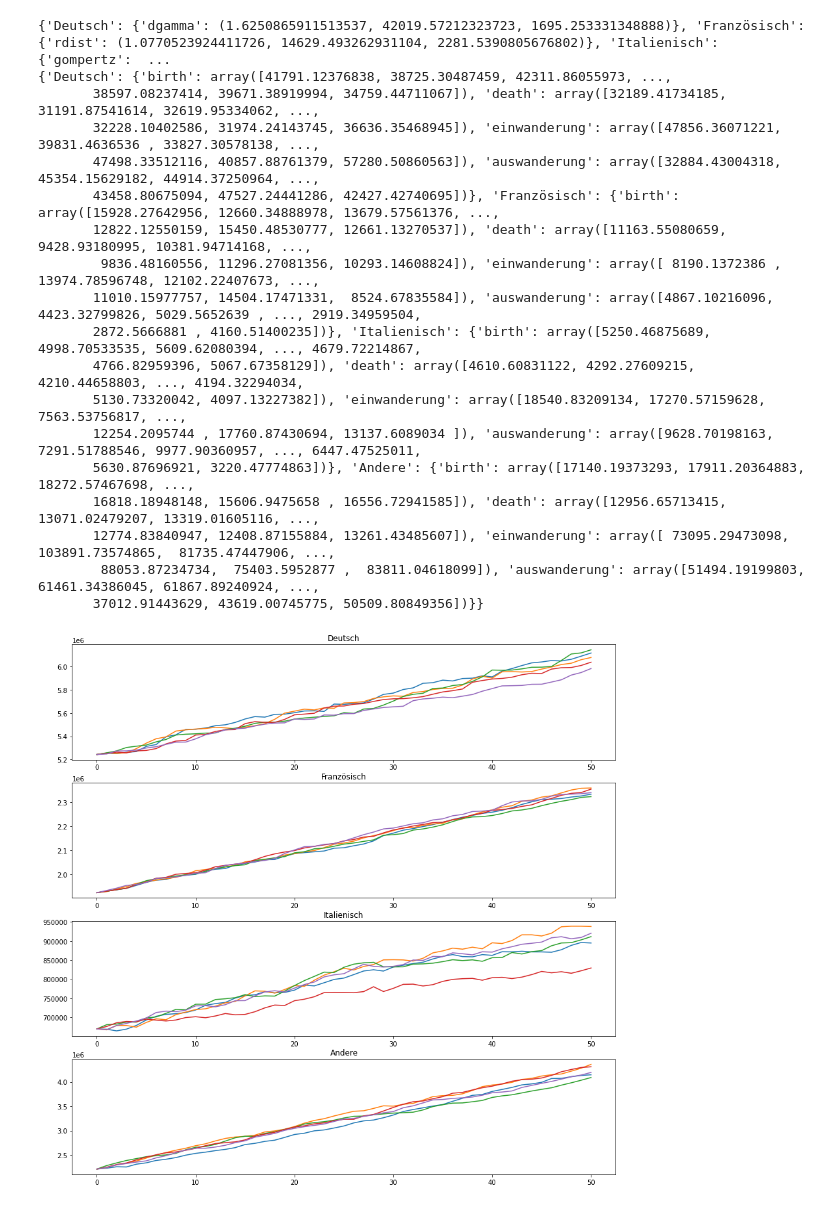
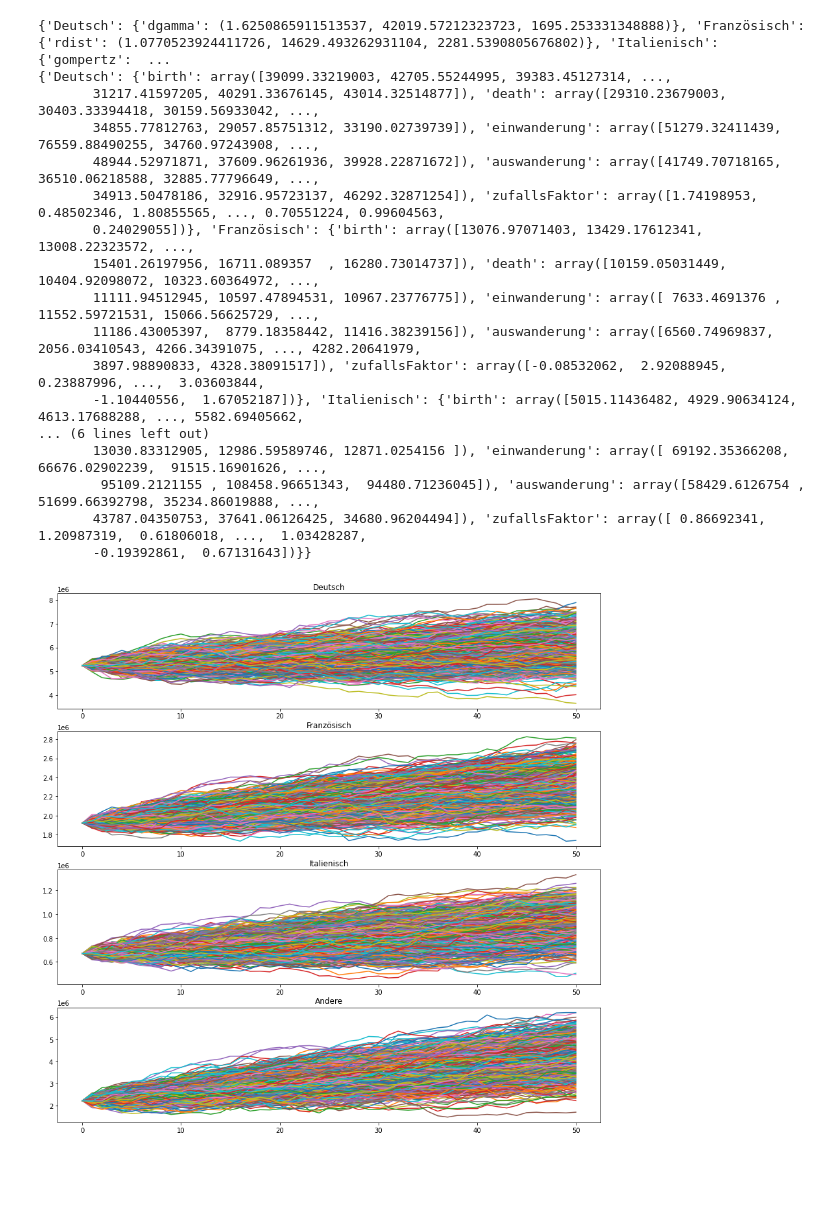
Before and after one commit to nicolarohner1337/omc-WER, a Jupyter notebook: Code/simulation.ipynb, the cells around one changed output. Saved outputs shown, nothing was run; the diff lists cells and outputs as text; code cells hidden in the pictures; blank space fills up the shorter version.

```diff
--- a/Code/simulation.ipynb
+++ b/Code/simulation.ipynb
@@ -39,6 +39,7 @@ for sprache in list(geburtenRate.keys()):
     lang_dict["death"] = generateDistribution(todesRaten[sprache])
     lang_dict["einwanderung"] = generateDistribution(einwanderung[sprache])
     lang_dict["auswanderung"] = generateDistribution(auswanderung[sprache])
+    lang_dict["zufallsFaktor"] = generateDistribution({"norm":{"loc": 1, "alpha":1}})
 
 
     distirbutionDict[sprache] = lang_dict
@@ -46,23 +47,22 @@ for sprache in list(geburtenRate.keys()):
 print(distirbutionDict)
 # %% [output]
 {'Deutsch': {'dgamma': (1.6250865911513537, 42019.57212323723, 1695.253331348888)}, 'Französisch': {'rdist': (1.0770523924411726, 14629.493262931104, 2281.5390805676802)}, 'Italienisch': {'gompertz':  ...
-{'Deutsch': {'birth': array([41791.12376838, 38725.30487459, 42311.86055973, ...,
-       38597.08237414, 39671.38919994, 34759.44711067]), 'death': array([32189.41734185, 31191.87541614, 32619.95334062, ...,
-       32228.10402586, 31974.24143745, 36636.35468945]), 'einwanderung': array([47856.36071221, 39831.4636536 , 33827.30578138, ...,
-       47498.33512116, 40857.88761379, 57280.50860563]), 'auswanderung': array([32884.43004318, 45354.15629182, 44914.37250964, ...,
-       43458.80675094, 47527.24441286, 42427.42740695])}, 'Französisch': {'birth': array([15928.27642956, 12660.34888978, 13679.57561376, ...,
-       12822.12550159, 15450.48530777, 12661.13270537]), 'death': array([11163.55080659,  9428.93180995, 10381.94714168, ...,
-        9836.48160556, 11296.27081356, 10293.14608824]), 'einwanderung': array([ 8190.1372386 , 13974.78596748, 12102.22407673, ...,
-       11010.15977757, 14504.17471331,  8524.67835584]), 'auswanderung': array([4867.10216096, 4423.32799826, 5029.5652639 , ..., 2919.34959504,
-       2872.5666881 , 4160.51400235])}, 'Italienisch': {'birth': array([5250.46875689, 4998.70533535, 5609.62080394, ..., 4679.72214867,
-       4766.82959396, 5067.67358129]), 'death': array([4610.60831122, 4292.27609215, 4210.44658803, ..., 4194.32294034,
-       5130.73320042, 4097.13227382]), 'einwanderung': array([18540.83209134, 17270.57159628,  7563.53756817, ...,
-       12254.2095744 , 17760.87430694, 13137.6089034 ]), 'auswanderung': array([9628.70198163, 7291.51788546, 9977.90360957, ..., 6447.47525011,
-       5630.87696921, 3220.47774863])}, 'Andere': {'birth': array([17140.19373293, 17911.20364883, 18272.57467698, ...,
-       16818.18948148, 15606.9475658 , 16556.72941585]), 'death': array([12956.65713415, 13071.02479207, 13319.01605116, ...,
-       12774.83840947, 12408.87155884, 13261.43485607]), 'einwanderung': array([ 73095.29473098, 103891.73574865,  81735.47447906, ...,
-        88053.87234734,  75403.5952877 ,  83811.04618099]), 'auswanderung': array([51494.19199803, 61461.34386045, 61867.89240924, ...,
-       37012.91443629, 43619.00745775, 50509.80849356])}}
+{'Deutsch': {'birth': array([39099.33219003, 42705.55244995, 39383.45127314, ...,
+       31217.41597205, 40291.33676145, 43014.32514877]), 'death': array([29310.23679003, 30403.33394418, 30159.56933042, ...,
+       34855.77812763, 29057.85751312, 33190.02739739]), 'einwanderung': array([51279.32411439, 76559.88490255, 34760.97243908, ...,
+       48944.52971871, 37609.96261936, 39928.22871672]), 'auswanderung': array([41749.70718165, 36510.06218588, 32885.77796649, ...,
+       34913.50478186, 32916.95723137, 46292.32871254]), 'zufallsFaktor': array([1.74198953, 0.48502346, 1.80855565, ..., 0.70551224, 0.99604563,
+       0.24029055])}, 'Französisch': {'birth': array([13076.97071403, 13429.17612341, 13008.22323572, ...,
+       15401.26197956, 16711.089357  , 16280.73014737]), 'death': array([10159.05031449, 10404.92098072, 10323.60364972, ...,
+       11111.94512945, 10597.47894531, 10967.23776775]), 'einwanderung': array([ 7633.4691376 , 11552.59721531, 15066.56625729, ...,
+       11186.43005397,  8779.18358442, 11416.38239156]), 'auswanderung': array([6560.74969837, 2056.03410543, 4266.34391075, ..., 4282.20641979,
+       3897.98890833, 4328.38091517]), 'zufallsFaktor': array([-0.08532062,  2.92088945,  0.23887996, ...,  3.03603844,
+       -1.10440556,  1.67052187])}, 'Italienisch': {'birth': array([5015.11436482, 4929.90634124, 4613.17688288, ..., 5582.69405662,
+... (6 lines left out)
+       13030.83312905, 12986.59589746, 12871.0254156 ]), 'einwanderung': array([ 69192.35366208,  66676.02902239,  91515.16901626, ...,
+        95109.2121155 , 108458.96651343,  94480.71236045]), 'auswanderung': array([58429.6126754 , 51699.66392798, 35234.86019888, ...,
+       43787.04350753, 37641.06126425, 34680.96204494]), 'zufallsFaktor': array([ 0.86692341,  1.20987319,  0.61806018, ...,  1.03428287,
+       -0.19392861,  0.67131643])}}
 # %%
 startValue = 7000000
 
@@ -71,40 +71,40 @@ def simulation(distirbutionDict,startValue,years=50,n=10):
     for i in range(n):
         valuesYear = [startValue]
         for year in range(2022,2022+years):
-            temp = random.choice(distirbutionDict["birth"]) - random.choice(distirbutionDict["death"]) + random.choice(distirbutionDict["einwanderung"]) - random.choice(distirbutionDict["auswanderung"])
+            temp = random.choice(distirbutionDict["zufallsFaktor"]) * random.choice(distirbutionDict["birth"]) - random.choice(distirbutionDict["zufallsFaktor"]) * random.choice(distirbutionDict["death"]) + random.choice(distirbutionDict["zufallsFaktor"]) * random.choice(distirbutionDict["einwanderung"]) - random.choice(distirbutionDict["zufallsFaktor"]) * random.choice(distirbutionDict["auswanderung"])
             newValue = valuesYear[-1] + temp
             valuesYear.append(newValue)
         runs.append(valuesYear)
     return runs
 
-Deutsch = simulation(distirbutionDict["Deutsch"],5243758,years=50,n=5)
-Französisch = simulation(distirbutionDict["Französisch"],1922946,years=50,n=5)
-Italienisch = simulation(distirbutionDict["Italienisch"],669870,years=50,n=5)
-Andere = simulation(distirbutionDict["Andere"],2214643,years=50,n=5)
+Deutsch = simulation(distirbutionDict["Deutsch"],5243758,years=50,n=1000)
+Französisch = simulation(distirbutionDict["Französisch"],1922946,years=50,n=1000)
+Italienisch = simulation(distirbutionDict["Italienisch"],669870,years=50,n=1000)
+Andere = simulation(distirbutionDict["Andere"],2214643,years=50,n=1000)
 
 fig, ax = plt.subplots(4, 1, figsize=(15,15))
 
 #plot Deutsch
 for i in range(len(Deutsch)):
     ax[0].plot(Deutsch[i])
 
 ax[0].set_title("Deutsch")
 
 for i in range(len(Französisch)):
     ax[1].plot(Französisch[i])
 
 ax[1].set_title("Französisch")
 
 for i in range(len(Italienisch)):
     ax[2].plot(Italienisch[i])
 
 ax[2].set_title("Italienisch")
 
 for i in range(len(Andere)):
     ax[3].plot(Andere[i])
 
 ax[3].set_title("Andere")
 
 plt.show()
 # %% [output]
-[figure, old version]
+[figure, new version]
```
